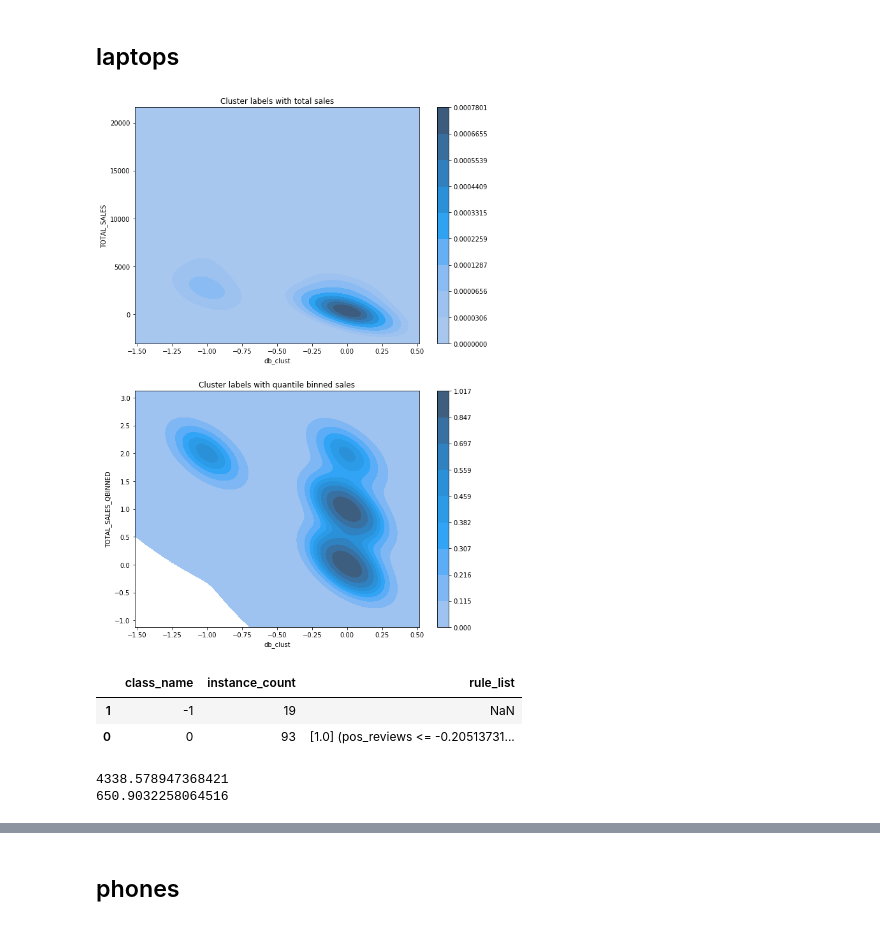
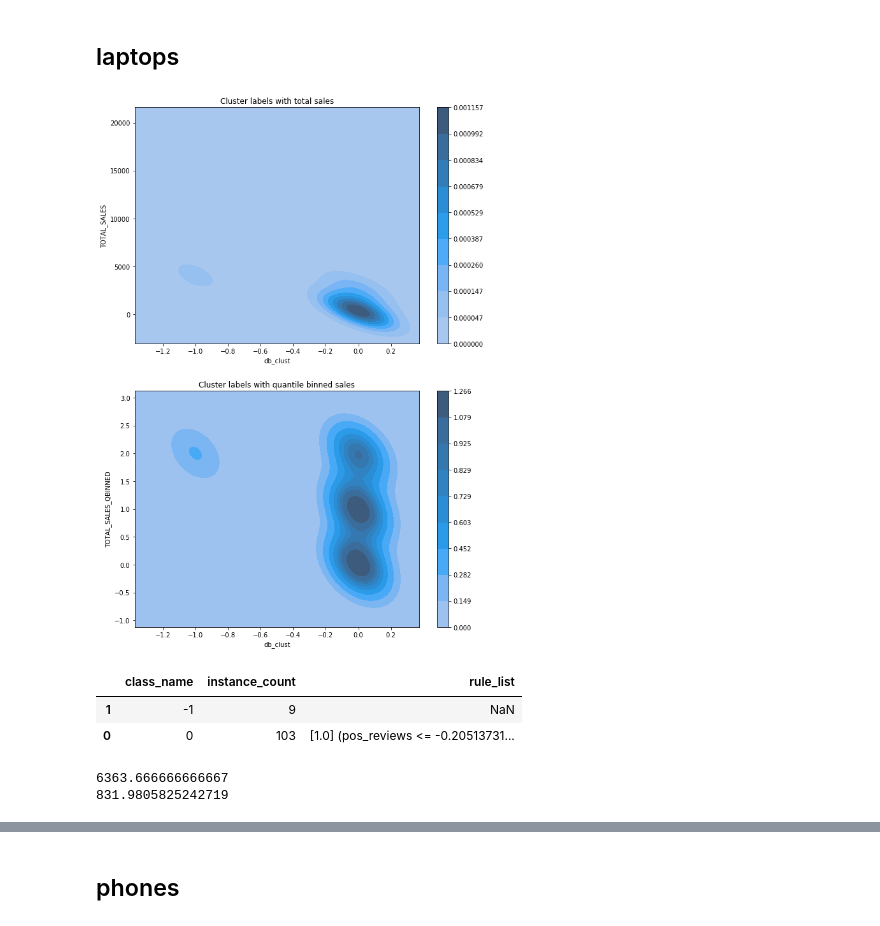
Before and after one commit to risdallseis/expenditure_prox, a Jupyter notebook: notebooks/modelling/DBscan_3f_all_cats_good_results.ipynb, the cells around one changed output, grey strips where cells are left out. Saved outputs shown, nothing was run; the diff lists cells and outputs as text; code cells hidden in the pictures.

```diff
--- a/notebooks/modelling/DBscan_3f_all_cats_good_results.ipynb
+++ b/notebooks/modelling/DBscan_3f_all_cats_good_results.ipynb
@@ -193,21 +193,21 @@ def evaluate_clusters(
 ## laptops
 # %%
 lX['Rvol/%rec'] = lX['Rvol/%rec'].replace(np.nan, lX['Rvol/%rec'].median())
-dbscan_model = DBSCAN(eps=0.25, min_samples=(len(lX))/4)
+dbscan_model = DBSCAN(eps=0.8, min_samples=(len(lX))/2)
 db_clust = dbscan_model.fit_predict(lX[['no_reviews','Rvol/%rec','pos_reviews']])
 laptops['db_clust'] = pd.Series(db_clust, index=laptops.index)
 evaluate_clusters(laptops['db_clust'] ,laptops['TOTAL_SALES'],  laptops['TOTAL_SALES_QBINNED'])
 # %% [output]
-[figure, old version]
+[figure, new version]
 # %%
 cluster_intelligence.cluster_report(lX[['no_reviews','Rvol/%rec','pos_reviews']],db_clust)
 # %% [output]
 |  | class_name | instance_count | rule_list |
-| 1 | -1 | 19 | NaN |
-| 0 | 0 | 93 | [1.0] (pos_reviews <= -0.20513731... |
+| 1 | -1 | 9 | NaN |
+| 0 | 0 | 103 | [1.0] (pos_reviews <= -0.20513731... |
 # %%
 print(laptops.loc[laptops.db_clust==-1]['TOTAL_SALES'].mean())
 print(laptops.loc[laptops.db_clust==-0]['TOTAL_SALES'].mean())
 # %% [output]
-4338.578947368421
-650.9032258064516
+6363.666666666667
+831.9805825242719
```
Also changed, not shown: parts of 14 cells of this notebook, 1 other file.
